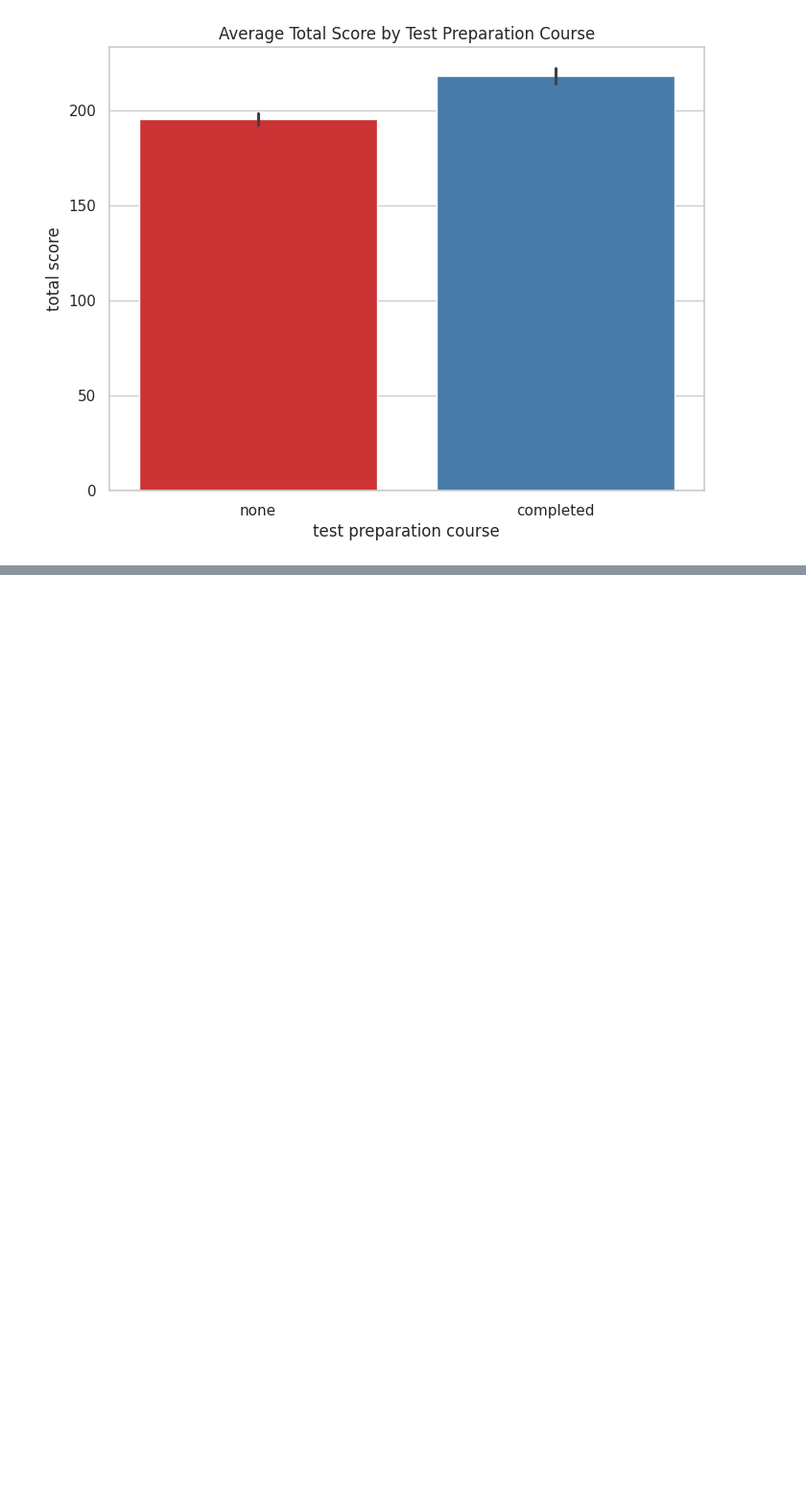
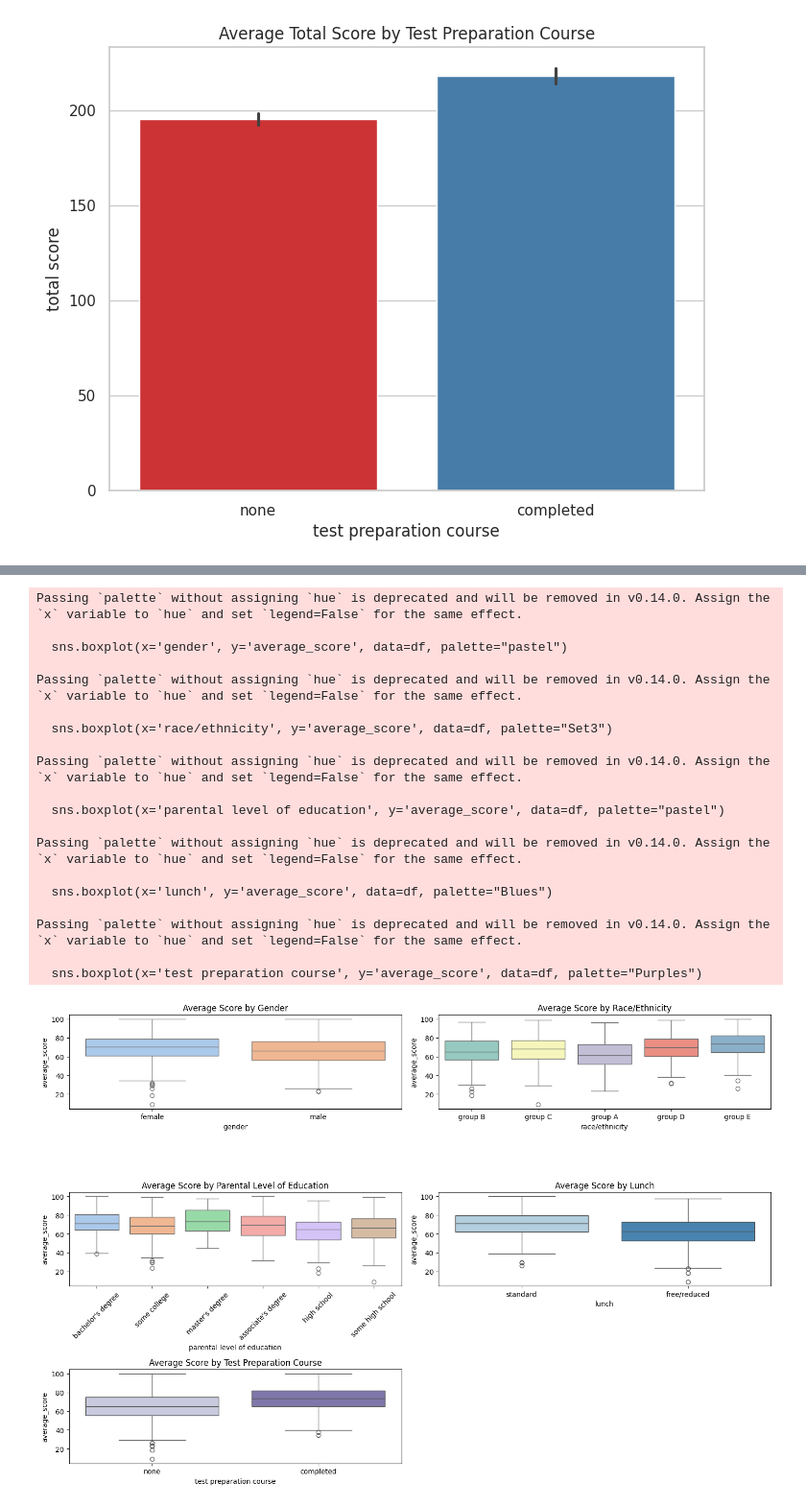
Before and after one commit to gopaps/MachineLearning, a Jupyter notebook: week 4/week_4.ipynb, the cells around one changed output, grey strips where cells are left out. Shown at 96% size. Saved outputs shown, nothing was run; the diff lists cells and outputs as text; code cells hidden in the pictures; blank space fills up the shorter version.

```diff
--- a/week 4/week_4.ipynb
+++ b/week 4/week_4.ipynb
@@ -248,0 +265,58 @@ Passing `palette` without assigning `hue` is deprecated and will be removed in v
+# %%
+# Mengimpor modul yang diperlukan
+import pandas as pd
+import seaborn as sns
+import matplotlib.pyplot as plt
+
+# Menghubungkan Google Drive ke Colab
+from google.colab import drive
+drive.mount('/content/drive')
+
+# Path ke file dataset di Google Drive
+file_path = '/content/drive/My Drive/dataset/StudentsPerformance.csv'
+
+# Memuat dataset ke dalam DataFrame pandas
+df = pd.read_csv(file_path)
+
+# Menampilkan beberapa baris pertama dari dataset
+df.head()
+
+# Menambahkan kolom baru untuk rata-rata nilai
+df['average_score'] = df[['math score', 'reading score', 'writing score']].mean(axis=1)
+
+# Menampilkan rata-rata nilai dari seluruh siswa
+print("Rata-rata nilai seluruh mata pelajaran dari setiap siswa:")
+print(df[['gender', 'race/ethnicity', 'parental level of education', 'lunch', 'test preparation course', 'average_score']].head())
+
+# Visualisasi korelasi rata-rata nilai dengan kategori menggunakan boxplot
+plt.figure(figsize=(15, 10))
+
+# Korelasi dengan gender
+plt.subplot(3, 2, 1)
+sns.boxplot(x='gender', y='average_score', data=df, palette="pastel")
+plt.title("Average Score by Gender")
+
+# Korelasi dengan race/ethnicity
+plt.subplot(3, 2, 2)
+sns.boxplot(x='race/ethnicity', y='average_score', data=df, palette="Set3")
+plt.title("Average Score by Race/Ethnicity")
+
+# Korelasi dengan parental level of education
+plt.subplot(3, 2, 3)
+sns.boxplot(x='parental level of education', y='average_score', data=df, palette="pastel")
+plt.xticks(rotation=45)
+plt.title("Average Score by Parental Level of Education")
+
+# Korelasi dengan lunch
+plt.subplot(3, 2, 4)
+sns.boxplot(x='lunch', y='average_score', data=df, palette="Blues")
+plt.title("Average Score by Lunch")
+
+# Korelasi dengan test preparation course
+plt.subplot(3, 2, 5)
+sns.boxplot(x='test preparation course', y='average_score', data=df, palette="Purples")
+plt.title("Average Score by Test Preparation Course")
+
+plt.tight_layout()
+plt.show()
+# %% [output]
@@ -248,0 +338,20 @@ Passing `palette` without assigning `hue` is deprecated and will be removed in v
+Passing `palette` without assigning `hue` is deprecated and will be removed in v0.14.0. Assign the `x` variable to `hue` and set `legend=False` for the same effect.
+
+  sns.boxplot(x='gender', y='average_score', data=df, palette="pastel")
+
+Passing `palette` without assigning `hue` is deprecated and will be removed in v0.14.0. Assign the `x` variable to `hue` and set `legend=False` for the same effect.
+
+  sns.boxplot(x='race/ethnicity', y='average_score', data=df, palette="Set3")
+
+Passing `palette` without assigning `hue` is deprecated and will be removed in v0.14.0. Assign the `x` variable to `hue` and set `legend=False` for the same effect.
+
+  sns.boxplot(x='parental level of education', y='average_score', data=df, palette="pastel")
+
+Passing `palette` without assigning `hue` is deprecated and will be removed in v0.14.0. Assign the `x` variable to `hue` and set `legend=False` for the same effect.
+
+  sns.boxplot(x='lunch', y='average_score', data=df, palette="Blues")
+
+Passing `palette` without assigning `hue` is deprecated and will be removed in v0.14.0. Assign the `x` variable to `hue` and set `legend=False` for the same effect.
+
+  sns.boxplot(x='test preparation course', y='average_score', data=df, palette="Purples")
+[figure, added]
```
Also changed, not shown: parts of 7 cells of this notebook.
